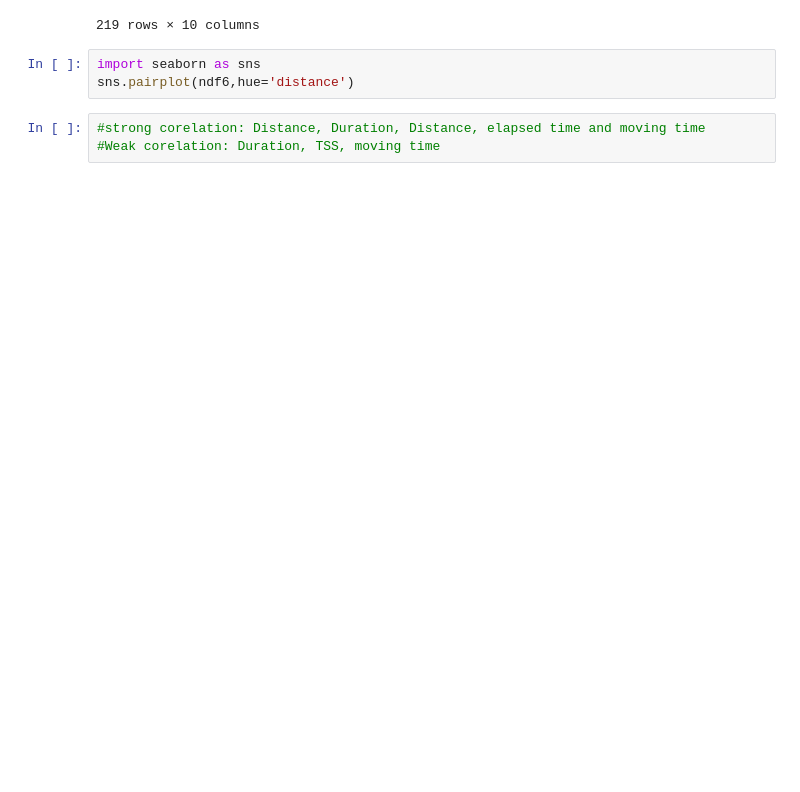
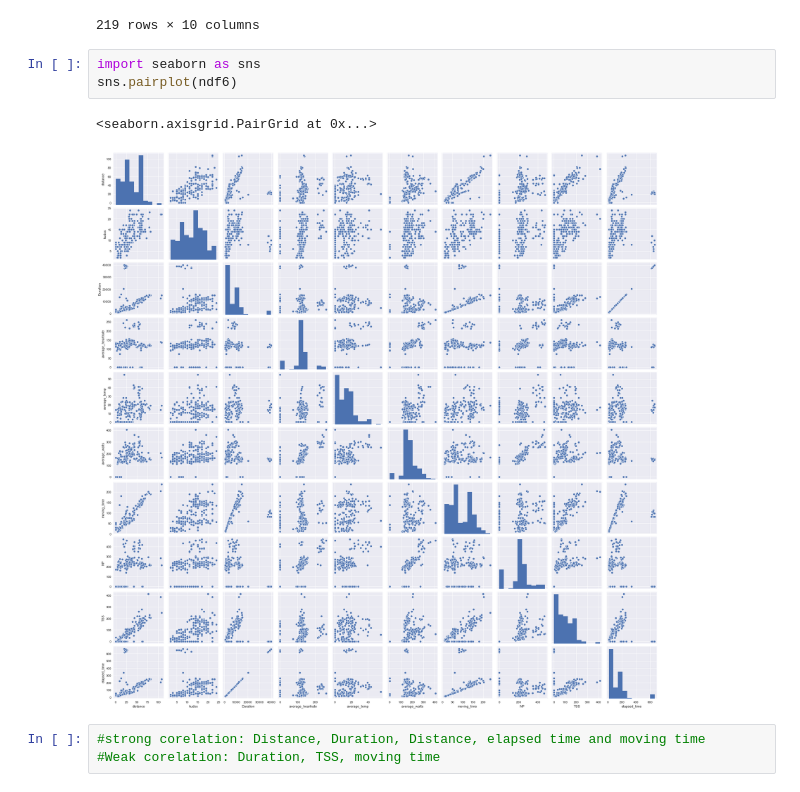
Before and after one commit to iamdraza/University-Practicals, a Jupyter notebook: Portfolio 1.ipynb, the cells around one changed output. Cells and saved outputs as stored; diff of their text form; blank space fills up the shorter version.

```diff
--- a/Portfolio 1.ipynb
+++ b/Portfolio 1.ipynb
@@ -381,7 +381,10 @@ ndf6
 219 rows × 10 columns
 # %%
 import seaborn as sns
-sns.pairplot(ndf6,hue='distance')
+sns.pairplot(ndf6)
+# %% [output]
+<seaborn.axisgrid.PairGrid at 0x...>
+[figure, added]
 # %%
 #strong corelation: Distance, Duration, Distance, elapsed time and moving time
 #Weak corelation: Duration, TSS, moving time
```
Also changed, not shown: parts of 4 cells of this notebook.
